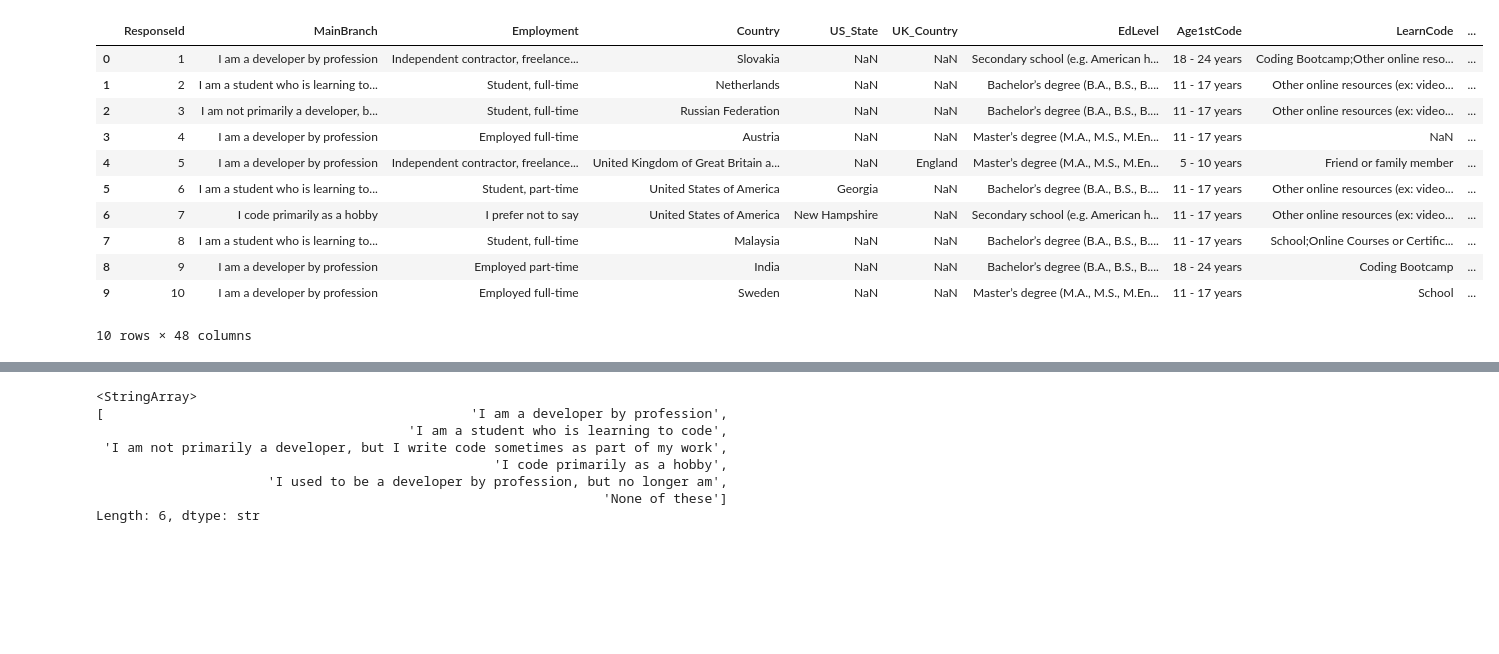
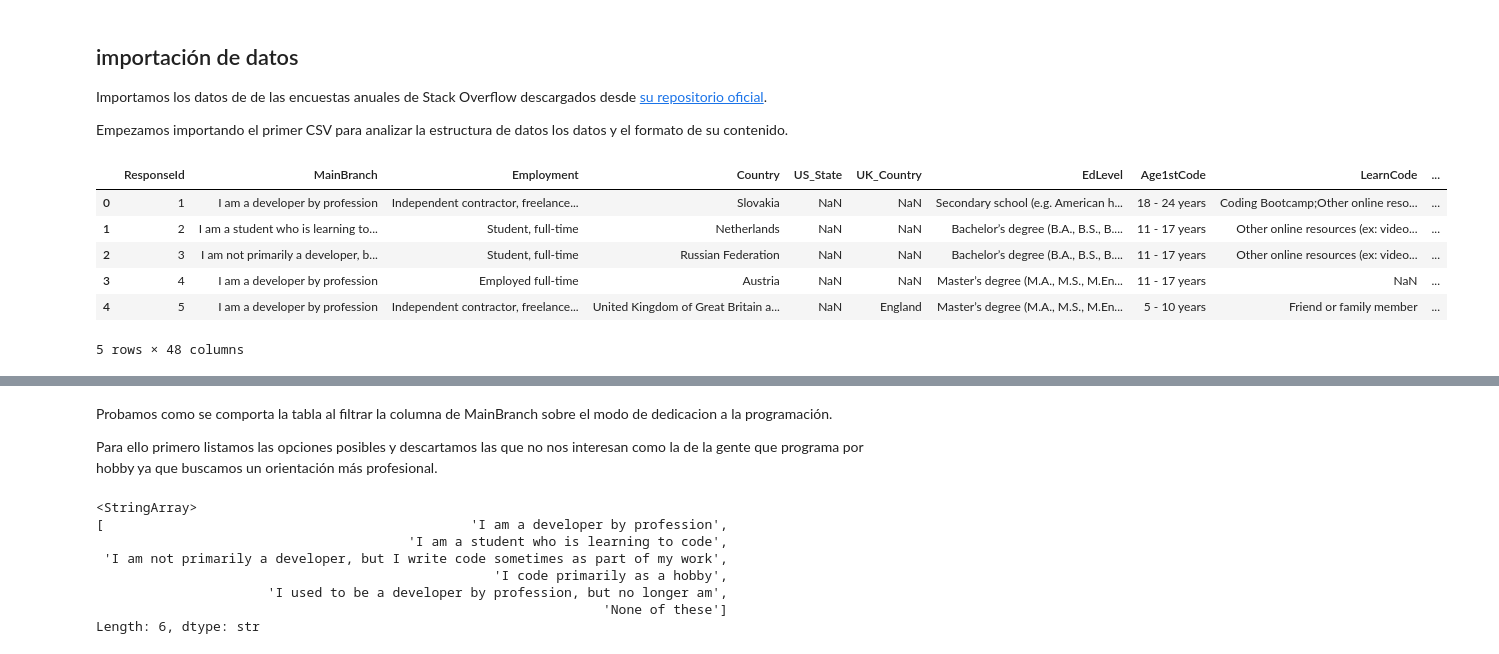
Before and after one commit to jlalonsoredon/EDA-programacion-tendencias, a Jupyter notebook: analisis-Stack-Overflow.ipynb, the cells around one changed output, grey strips where cells are left out. Cells and saved outputs as stored; diff of their text form; code cells hidden in the pictures; blank space fills up the shorter version.

```diff
--- a/analisis-Stack-Overflow.ipynb
+++ b/analisis-Stack-Overflow.ipynb
@@ -2,22 +13,23 @@
 import pandas as pd
 import numpy as np
 import os
+# %% [markdown]
+## importación de datos
+
+Importamos los datos de de las encuestas anuales de Stack Overflow descargados desde [su repositorio oficial]( https://survey.stackoverflow.co/).
+
+Empezamos importando el primer CSV para analizar la estructura de datos los datos y el formato de su contenido.
 # %%
 df_stack_21 = pd.read_csv("data/stack-overflow-developer-survey-2021.csv")
-df_stack_21.head(10)
+df_stack_21.head()
 # %% [output]
 |  | ResponseId | MainBranch | Employment | Country | US_State | UK_Country | EdLevel | Age1stCode | LearnCode | ... |
 | 0 | 1 | I am a developer by profession | Independent contractor, freelance... | Slovakia | NaN | NaN | Secondary school (e.g. American h... | 18 - 24 years | Coding Bootcamp;Other online reso... | ... |
 | 1 | 2 | I am a student who is learning to... | Student, full-time | Netherlands | NaN | NaN | Bachelor’s degree (B.A., B.S., B.... | 11 - 17 years | Other online resources (ex: video... | ... |
 | 2 | 3 | I am not primarily a developer, b... | Student, full-time | Russian Federation | NaN | NaN | Bachelor’s degree (B.A., B.S., B.... | 11 - 17 years | Other online resources (ex: video... | ... |
 | 3 | 4 | I am a developer by profession | Employed full-time | Austria | NaN | NaN | Master’s degree (M.A., M.S., M.En... | 11 - 17 years | NaN | ... |
 | 4 | 5 | I am a developer by profession | Independent contractor, freelance... | United Kingdom of Great Britain a... | NaN | England | Master’s degree (M.A., M.S., M.En... | 5 - 10 years | Friend or family member | ... |
-| 5 | 6 | I am a student who is learning to... | Student, part-time | United States of America | Georgia | NaN | Bachelor’s degree (B.A., B.S., B.... | 11 - 17 years | Other online resources (ex: video... | ... |
-| 6 | 7 | I code primarily as a hobby | I prefer not to say | United States of America | New Hampshire | NaN | Secondary school (e.g. American h... | 11 - 17 years | Other online resources (ex: video... | ... |
-| 7 | 8 | I am a student who is learning to... | Student, full-time | Malaysia | NaN | NaN | Bachelor’s degree (B.A., B.S., B.... | 11 - 17 years | School;Online Courses or Certific... | ... |
-| 8 | 9 | I am a developer by profession | Employed part-time | India | NaN | NaN | Bachelor’s degree (B.A., B.S., B.... | 18 - 24 years | Coding Bootcamp | ... |
-| 9 | 10 | I am a developer by profession | Employed full-time | Sweden | NaN | NaN | Master’s degree (M.A., M.S., M.En... | 11 - 17 years | School | ... |
-10 rows × 48 columns
+5 rows × 48 columns
 # %%
 df_stack_21.info()
 # %% [output]
@@ -38,6 +50,10 @@ Data columns (total 48 columns):
  47  ConvertedCompYearly           46844 non-null  float64
 dtypes: float64(2), int64(1), str(45)
 memory usage: 30.6 MB
+# %% [markdown]
+Probamos como se comporta la tabla al filtrar la columna de MainBranch sobre el modo de dedicacion a la programación.
+
+Para ello primero listamos las opciones posibles y descartamos las que no nos interesan como la de la gente que programa por hobby ya que buscamos un orientación más profesional.
 # %%
 # obtrener los distintos valores de la columna "MainBranch"
 df_stack_21["MainBranch"].unique()
```
Also changed, not shown: parts of 1 cell of this notebook.
